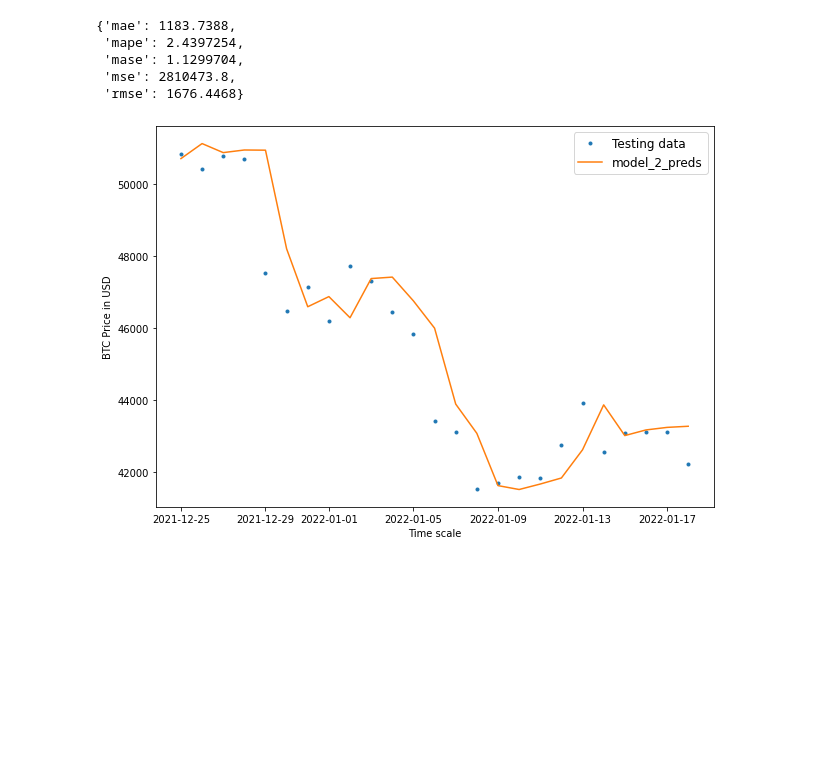
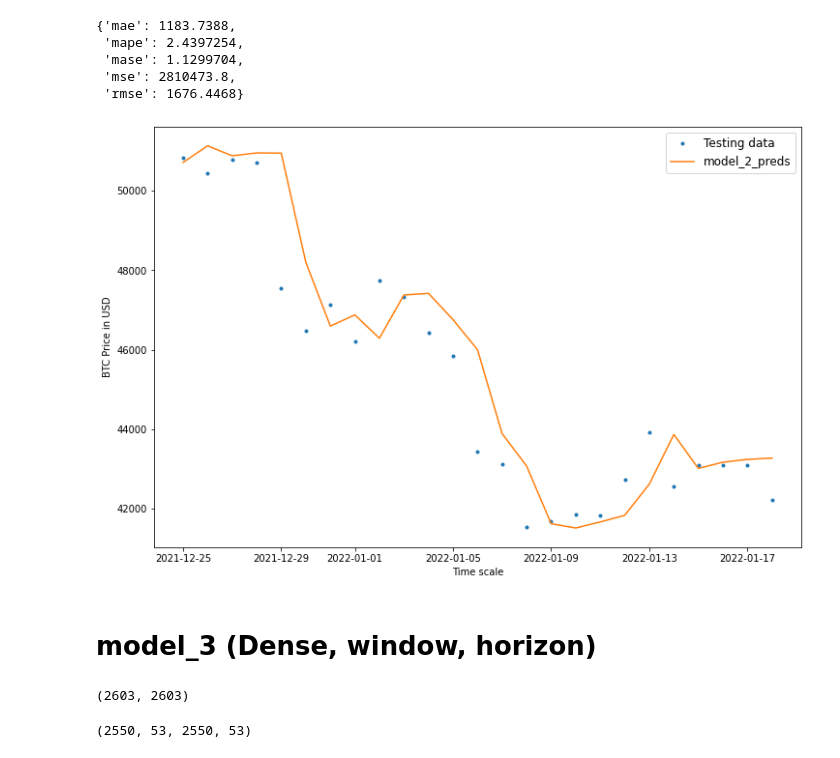
Before and after one commit to hecshzye/crypto-price-predictions-2022, a Jupyter notebook: crypto_price_prediction.ipynb, the cells around one changed output. Saved outputs shown, nothing was run; the diff lists cells and outputs as text; code cells hidden in the pictures; blank space fills up the shorter version.

Commit message:
Created using Colaboratory (Without GPU, update:model_3)

```diff
--- a/crypto_price_prediction.ipynb
+++ b/crypto_price_prediction.ipynb
@@ -340,8 +340,23 @@ model_2_results
 # %%
 # Plotting model_2 forcasting on the test dataset
 offset = 28
-plt.figure(figsize=(10, 7))
+plt.figure(figsize=(12, 8))
 plot_ts(timesteps=X_test[-len(test_windows):], values=test_labels[:, 0], start=offset, label="Testing data")
 plot_ts(timesteps=X_test[-len(test_windows):], values=model_2_preds, start=offset, format="-", label="model_2_preds")
 # %% [output]
-[figure, old version]
+[figure, new version]
+# %% [markdown]
+# model_3 (Dense, window, horizon)
+# %%
+HORIZON = 1
+WINDOW_SIZE = 30
+full_windows, full_labels = create_window(prices, window_size=WINDOW_SIZE, horizon=HORIZON)
+len(full_windows), len(full_labels)
+# %% [output]
+(2603, 2603)
+# %%
+# Test & training window
+train_windows, test_windows, train_labels, test_labels = train_test_split(windows=full_windows, labels=full_labels)
+len(train_windows), len(test_windows), len(train_labels), len(test_labels)
+# %% [output]
+(2550, 53, 2550, 53)
```
Also changed, not shown: parts of 10 cells of this notebook.
